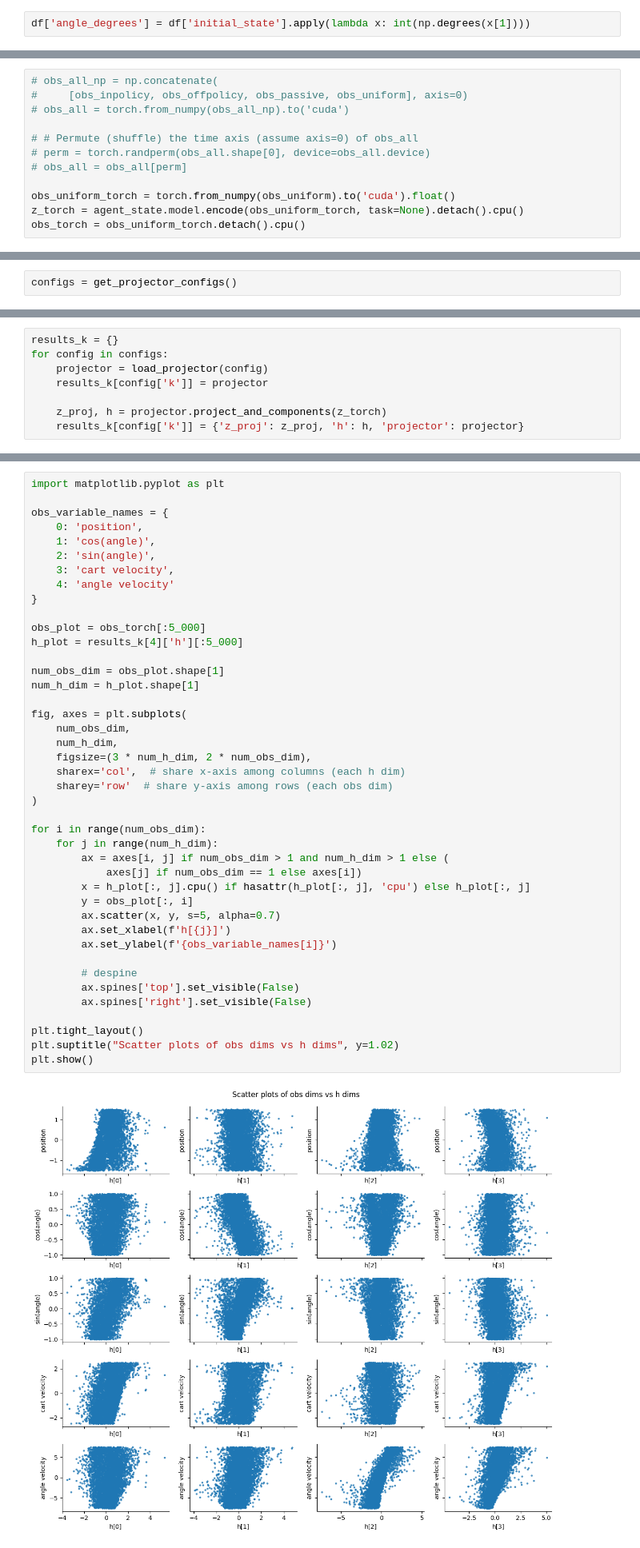
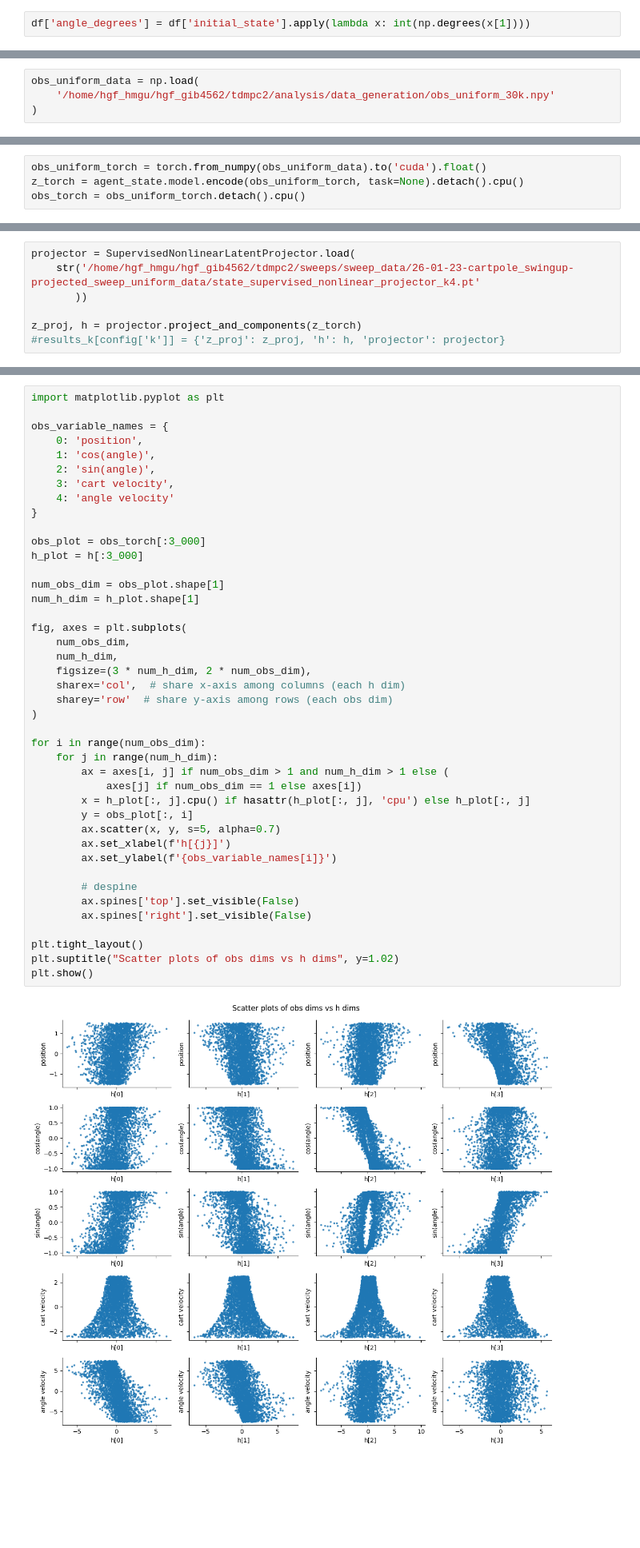
Before and after one commit to dynamical-inference/tdmpc2, a Jupyter notebook: analysis/26-01-23-analysis_low_rank.ipynb, the cells around one changed output, grey strips where cells are left out. Shown at 80% size. Saved outputs shown, nothing was run; the diff lists cells and outputs as text; blank space fills up the shorter version.

```diff
--- a/analysis/26-01-23-analysis_low_rank.ipynb
+++ b/analysis/26-01-23-analysis_low_rank.ipynb
@@ -164,0 +236,4 @@ from common.nonlinear_latent_projector import NonlinearLatentProjector
+# %%
+obs_uniform_data = np.load(
+    '/home/hgf_hmgu/hgf_gib4562/tdmpc2/analysis/data_generation/obs_uniform_30k.npy'
+)
@@ -284,13 +322,5 @@ obs_uniform = sample_uniform_obs(50_000)
 # %%
-# obs_all_np = np.concatenate(
-#     [obs_inpolicy, obs_offpolicy, obs_passive, obs_uniform], axis=0)
-# obs_all = torch.from_numpy(obs_all_np).to('cuda')
-
-# # Permute (shuffle) the time axis (assume axis=0) of obs_all
-# perm = torch.randperm(obs_all.shape[0], device=obs_all.device)
-# obs_all = obs_all[perm]
-
-obs_uniform_torch = torch.from_numpy(obs_uniform).to('cuda').float()
+obs_uniform_torch = torch.from_numpy(obs_uniform_data).to('cuda').float()
 z_torch = agent_state.model.encode(obs_uniform_torch, task=None).detach().cpu()
 obs_torch = obs_uniform_torch.detach().cpu()
 # %%
@@ -408,2 +330,7 @@ def load_projector(config):
 # %%
-configs = get_projector_configs()
+projector = SupervisedNonlinearLatentProjector.load(
+    str('/home/hgf_hmgu/hgf_gib4562/tdmpc2/sweeps/sweep_data/26-01-23-cartpole_swingup-projected_sweep_uniform_data/state_supervised_nonlinear_projector_k4.pt'
+       ))
+
+z_proj, h = projector.project_and_components(z_torch)
+#results_k[config['k']] = {'z_proj': z_proj, 'h': h, 'projector': projector}
@@ -410,8 +338,0 @@ configs = get_projector_configs()
-# %%
-results_k = {}
-for config in configs:
-    projector = load_projector(config)
-    results_k[config['k']] = projector
-
-    z_proj, h = projector.project_and_components(z_torch)
-    results_k[config['k']] = {'z_proj': z_proj, 'h': h, 'projector': projector}
@@ -445,36 +347,36 @@ obs_variable_names = {
     4: 'angle velocity'
 }
 
-obs_plot = obs_torch[:5_000]
-h_plot = results_k[4]['h'][:5_000]
+obs_plot = obs_torch[:3_000]
+h_plot = h[:3_000]
 
 num_obs_dim = obs_plot.shape[1]
 num_h_dim = h_plot.shape[1]
 
 fig, axes = plt.subplots(
     num_obs_dim,
     num_h_dim,
     figsize=(3 * num_h_dim, 2 * num_obs_dim),
     sharex='col',  # share x-axis among columns (each h dim)
     sharey='row'  # share y-axis among rows (each obs dim)
 )
 
 for i in range(num_obs_dim):
     for j in range(num_h_dim):
         ax = axes[i, j] if num_obs_dim > 1 and num_h_dim > 1 else (
             axes[j] if num_obs_dim == 1 else axes[i])
         x = h_plot[:, j].cpu() if hasattr(h_plot[:, j], 'cpu') else h_plot[:, j]
         y = obs_plot[:, i]
         ax.scatter(x, y, s=5, alpha=0.7)
         ax.set_xlabel(f'h[{j}]')
         ax.set_ylabel(f'{obs_variable_names[i]}')
 
         # despine
         ax.spines['top'].set_visible(False)
         ax.spines['right'].set_visible(False)
 
 plt.tight_layout()
 plt.suptitle("Scatter plots of obs dims vs h dims", y=1.02)
 plt.show()
 # %% [output]
-[figure, old version]
+[figure, new version]
```
Also changed, not shown: parts of 20 cells of this notebook.
